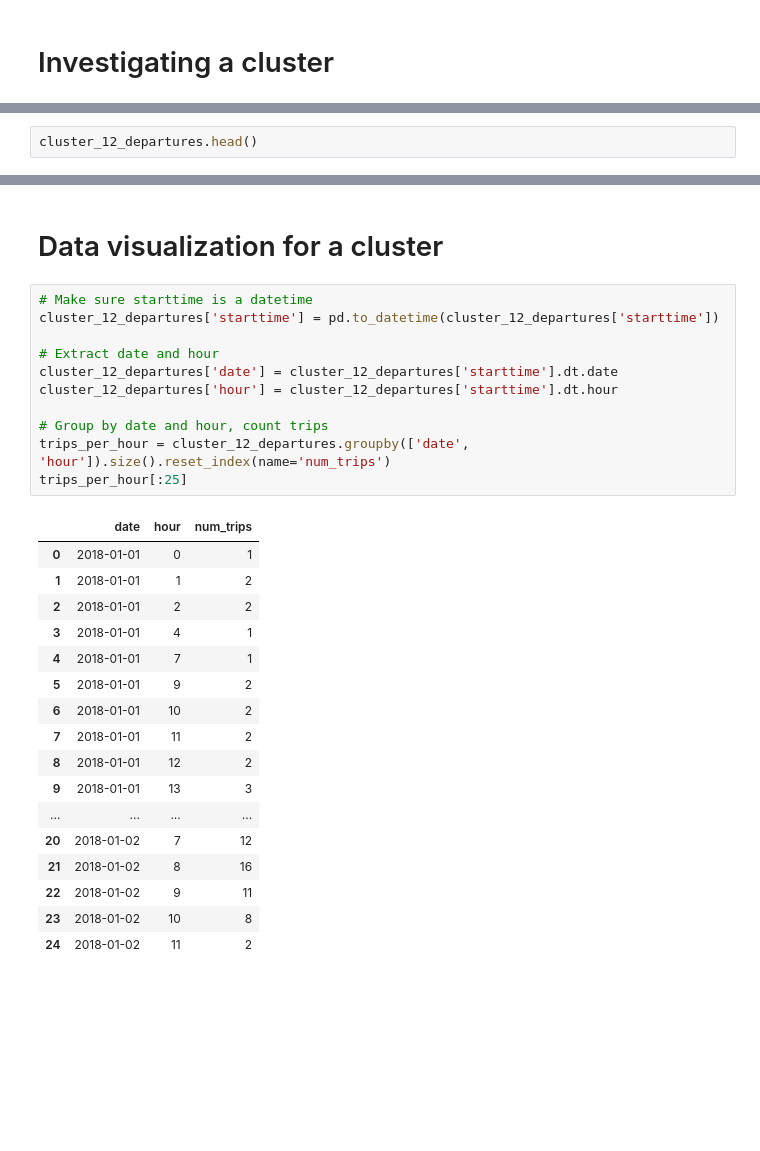
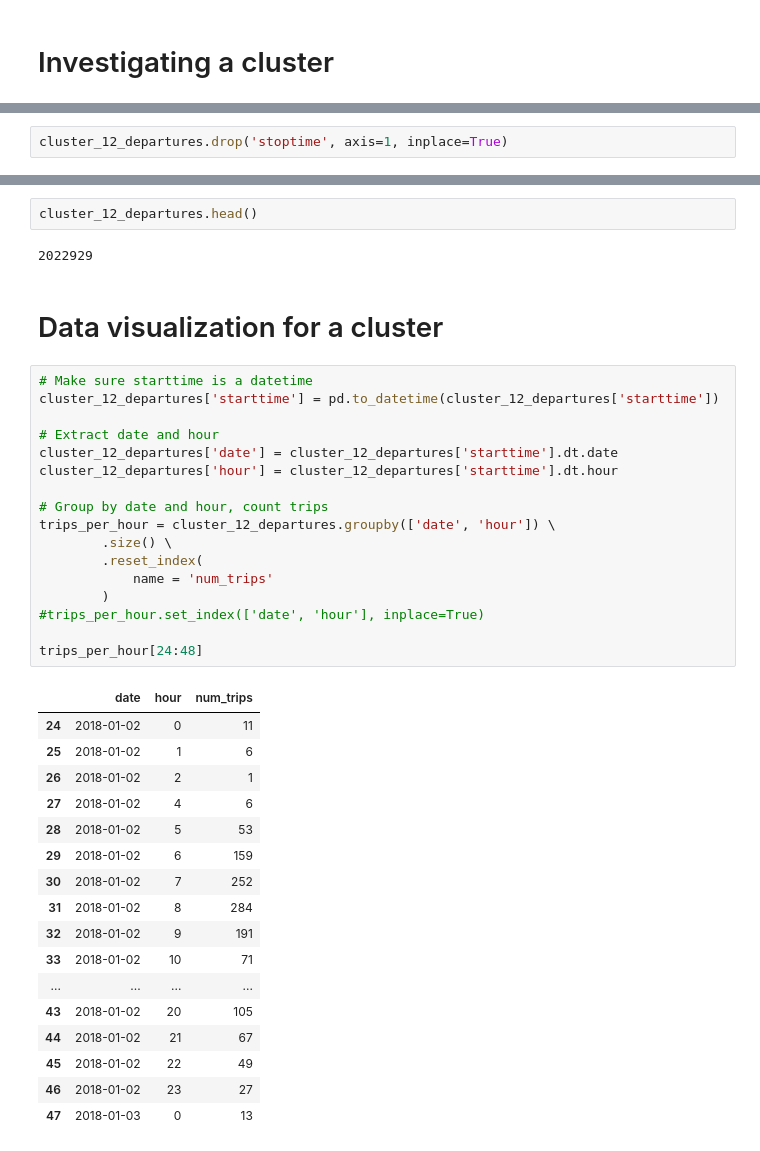
Before and after one commit to katrinemariepedersen/Business_analytics_project, a Jupyter notebook: Load_of_dat.ipynb, the cells around one changed output, grey strips where cells are left out. Cells and saved outputs as stored; diff of their text form; blank space fills up the shorter version.

```diff
--- a/Load_of_dat.ipynb
+++ b/Load_of_dat.ipynb
@@ -620,2 +620,2 @@ cluster_12_departures.size, cluster_12_arrivals.size
 # %%
-cluster_12_departures.head()
+cluster_12_departures.drop('stoptime', axis=1, inplace=True)
@@ -630,34 +622,44 @@ cluster_12_departures.head()
+# %%
+cluster_12_departures.head()
+# %% [output]
+2022929
 # %% [markdown]
 # Data visualization for a cluster
 # %%
 # Make sure starttime is a datetime
 cluster_12_departures['starttime'] = pd.to_datetime(cluster_12_departures['starttime'])
 
 # Extract date and hour
 cluster_12_departures['date'] = cluster_12_departures['starttime'].dt.date
 cluster_12_departures['hour'] = cluster_12_departures['starttime'].dt.hour
 
 # Group by date and hour, count trips
-trips_per_hour = cluster_12_departures.groupby(['date', 'hour']).size().reset_index(name='num_trips')
-trips_per_hour[:25]
+trips_per_hour = cluster_12_departures.groupby(['date', 'hour']) \
+        .size() \
+        .reset_index(
+            name = 'num_trips'
+        )
+#trips_per_hour.set_index(['date', 'hour'], inplace=True)
+
+trips_per_hour[24:48]
 # %% [output]
 |  | date | hour | num_trips |
-| 0 | 2018-01-01 | 0 | 1 |
-| 1 | 2018-01-01 | 1 | 2 |
-| 2 | 2018-01-01 | 2 | 2 |
-| 3 | 2018-01-01 | 4 | 1 |
-| 4 | 2018-01-01 | 7 | 1 |
-| 5 | 2018-01-01 | 9 | 2 |
-| 6 | 2018-01-01 | 10 | 2 |
-| 7 | 2018-01-01 | 11 | 2 |
-| 8 | 2018-01-01 | 12 | 2 |
-| 9 | 2018-01-01 | 13 | 3 |
+| 24 | 2018-01-02 | 0 | 11 |
+| 25 | 2018-01-02 | 1 | 6 |
+| 26 | 2018-01-02 | 2 | 1 |
+| 27 | 2018-01-02 | 4 | 6 |
+| 28 | 2018-01-02 | 5 | 53 |
+| 29 | 2018-01-02 | 6 | 159 |
+| 30 | 2018-01-02 | 7 | 252 |
+| 31 | 2018-01-02 | 8 | 284 |
+| 32 | 2018-01-02 | 9 | 191 |
+| 33 | 2018-01-02 | 10 | 71 |
 | ... | ... | ... | ... |
-| 20 | 2018-01-02 | 7 | 12 |
-| 21 | 2018-01-02 | 8 | 16 |
-| 22 | 2018-01-02 | 9 | 11 |
-| 23 | 2018-01-02 | 10 | 8 |
-| 24 | 2018-01-02 | 11 | 2 |
+| 43 | 2018-01-02 | 20 | 105 |
+| 44 | 2018-01-02 | 21 | 67 |
+| 45 | 2018-01-02 | 22 | 49 |
+| 46 | 2018-01-02 | 23 | 27 |
+| 47 | 2018-01-03 | 0 | 13 |
 # %%
 
 trips_per_hour['datetime'] = pd.to_datetime(trips_per_hour['date'].astype(str)) + pd.to_timedelta(trips_per_hour['hour'], unit='h')
```
Also changed, not shown: parts of 13 cells of this notebook, 1 other file.
